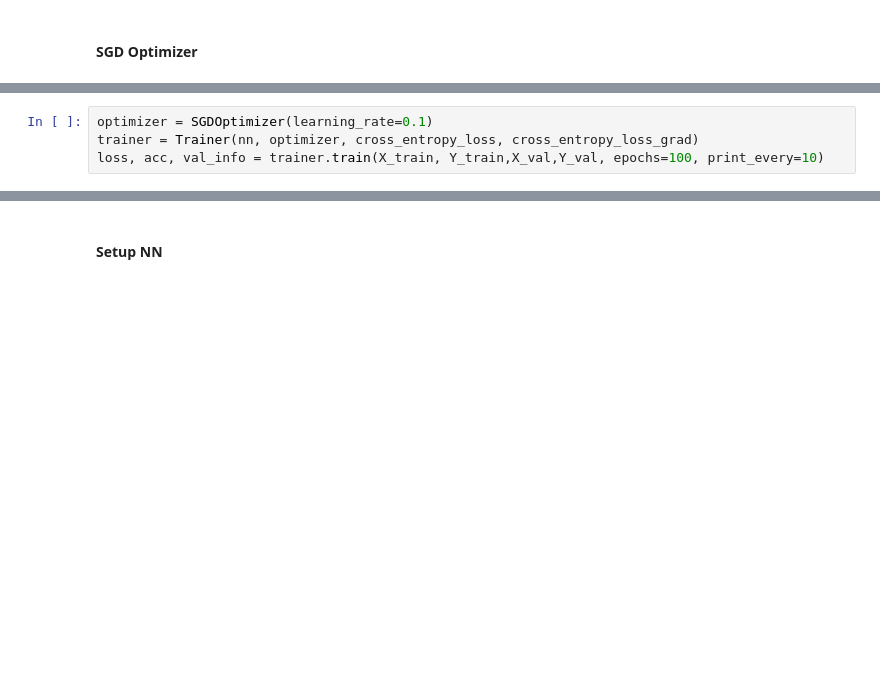
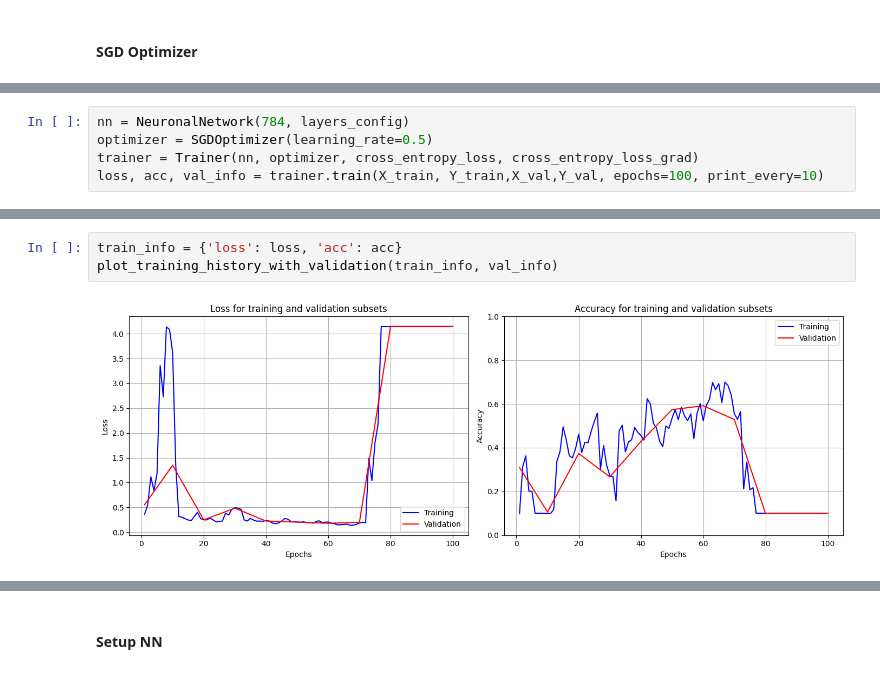
Before and after one commit to Optimization-and-Heuristics/NN-Project, a Jupyter notebook: code/NN.ipynb, the cells around one changed output, grey strips where cells are left out. Drawn from its saved outputs; the diff is of its cells as text; blank space fills up the shorter version.

```diff
--- a/code/NN.ipynb
+++ b/code/NN.ipynb
@@ -553,5 +546,6 @@ nn = NeuronalNetwork(784, layers_config)
 # %%
-optimizer = SGDOptimizer(learning_rate=0.1)
+nn = NeuronalNetwork(784, layers_config)
+optimizer = SGDOptimizer(learning_rate=0.5)
 trainer = Trainer(nn, optimizer, cross_entropy_loss, cross_entropy_loss_grad)
 loss, acc, val_info = trainer.train(X_train, Y_train,X_val,Y_val, epochs=100, print_every=10)
 # %% [output]
@@ -574 +568,6 @@ loss, acc, val_info = trainer.train(X_train, Y_train,X_val,Y_val, epochs=100, pr
 --------------------------------------------------------------------
+# %%
+train_info = {'loss': loss, 'acc': acc}
+plot_training_history_with_validation(train_info, val_info)
+# %% [output]
+[figure, added]
```
Also changed, not shown: parts of 16 cells of this notebook.
